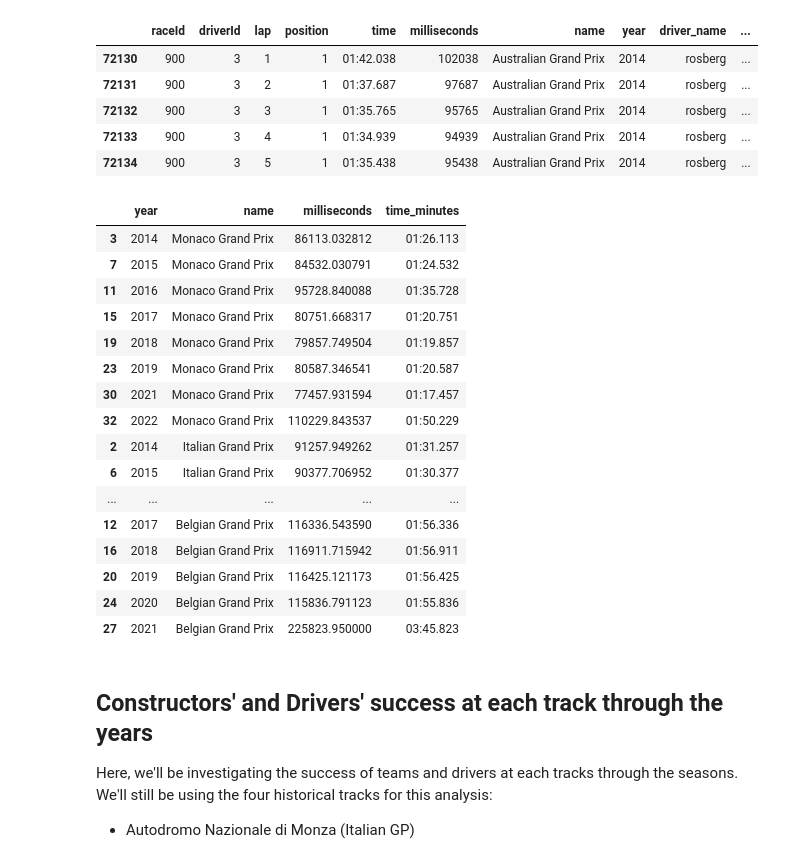
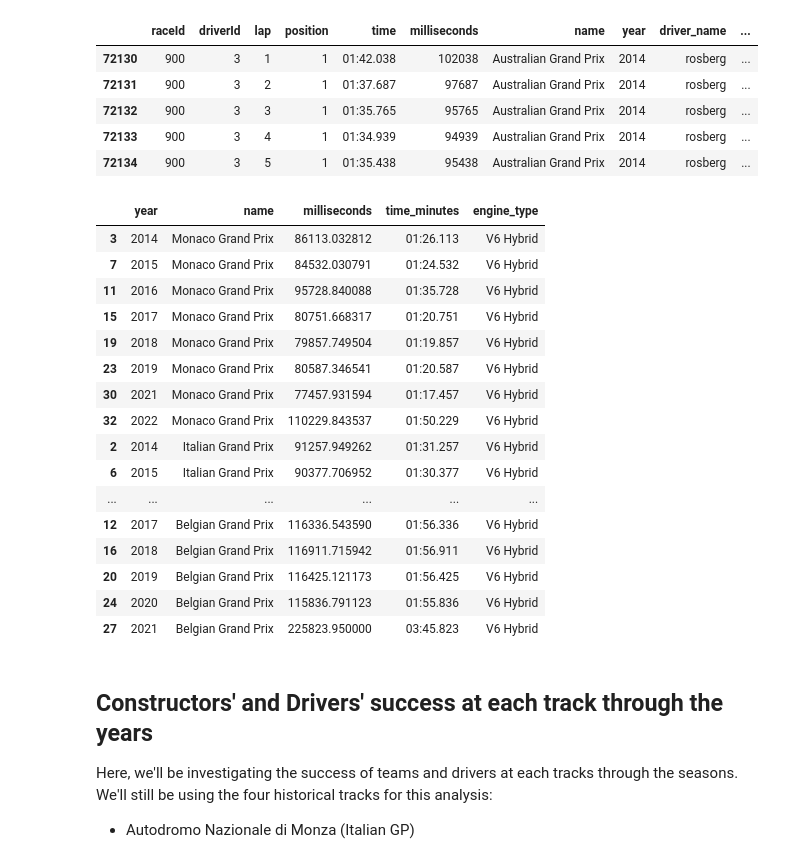
Before and after one commit to artthoufeelingitnow/F1-1950---2022-EDA, a Jupyter notebook: F1 Dataset (1950 - 2022 mid-season) EDA.ipynb, the cells around one changed output. Cells and saved outputs as stored; diff of their text form; code cells hidden in the pictures.

```diff
--- a/F1 Dataset (1950 - 2022 mid-season) EDA.ipynb
+++ b/F1 Dataset (1950 - 2022 mid-season) EDA.ipynb
@@ -2326,29 +2330,30 @@ laps_v6_hybrid_engines_historic = laps_v6_hybrid_engines.loc[(laps_v6_hybrid_eng
 # %%
 avg_times_tracks_yearly_v6 = laps_v6_hybrid_engines_historic.groupby(["year", "name"], as_index=False).agg({"milliseconds": "mean"})
 avg_times_tracks_yearly_v6["time_minutes"] = pd.to_datetime(avg_times_tracks_yearly_v6["milliseconds"], unit="ms").dt.strftime('%M:%S.%f').str[:-3]
+avg_times_tracks_yearly_v6["engine_type"] = "V6 Hybrid"
 
 avg_times_tracks_yearly_v6 = avg_times_tracks_yearly_v6.sort_values(by=["name", "year"], ascending=[False, True])
 
 avg_times_tracks_yearly_v6
 #avg_times_tracks_yearly_v6.to_csv("working_datasets\\avg_times_tracks_yearly_v6.csv")
 # %% [output]
-|  | year | name | milliseconds | time_minutes |
-| 3 | 2014 | Monaco Grand Prix | 86113.032812 | 01:26.113 |
-| 7 | 2015 | Monaco Grand Prix | 84532.030791 | 01:24.532 |
-| 11 | 2016 | Monaco Grand Prix | 95728.840088 | 01:35.728 |
-| 15 | 2017 | Monaco Grand Prix | 80751.668317 | 01:20.751 |
-| 19 | 2018 | Monaco Grand Prix | 79857.749504 | 01:19.857 |
-| 23 | 2019 | Monaco Grand Prix | 80587.346541 | 01:20.587 |
-| 30 | 2021 | Monaco Grand Prix | 77457.931594 | 01:17.457 |
-| 32 | 2022 | Monaco Grand Prix | 110229.843537 | 01:50.229 |
-| 2 | 2014 | Italian Grand Prix | 91257.949262 | 01:31.257 |
-| 6 | 2015 | Italian Grand Prix | 90377.706952 | 01:30.377 |
-| ... | ... | ... | ... | ... |
-| 12 | 2017 | Belgian Grand Prix | 116336.543590 | 01:56.336 |
-| 16 | 2018 | Belgian Grand Prix | 116911.715942 | 01:56.911 |
-| 20 | 2019 | Belgian Grand Prix | 116425.121173 | 01:56.425 |
-| 24 | 2020 | Belgian Grand Prix | 115836.791123 | 01:55.836 |
-| 27 | 2021 | Belgian Grand Prix | 225823.950000 | 03:45.823 |
+|  | year | name | milliseconds | time_minutes | engine_type |
+| 3 | 2014 | Monaco Grand Prix | 86113.032812 | 01:26.113 | V6 Hybrid |
+| 7 | 2015 | Monaco Grand Prix | 84532.030791 | 01:24.532 | V6 Hybrid |
+| 11 | 2016 | Monaco Grand Prix | 95728.840088 | 01:35.728 | V6 Hybrid |
+| 15 | 2017 | Monaco Grand Prix | 80751.668317 | 01:20.751 | V6 Hybrid |
+| 19 | 2018 | Monaco Grand Prix | 79857.749504 | 01:19.857 | V6 Hybrid |
+| 23 | 2019 | Monaco Grand Prix | 80587.346541 | 01:20.587 | V6 Hybrid |
+| 30 | 2021 | Monaco Grand Prix | 77457.931594 | 01:17.457 | V6 Hybrid |
+| 32 | 2022 | Monaco Grand Prix | 110229.843537 | 01:50.229 | V6 Hybrid |
+| 2 | 2014 | Italian Grand Prix | 91257.949262 | 01:31.257 | V6 Hybrid |
+| 6 | 2015 | Italian Grand Prix | 90377.706952 | 01:30.377 | V6 Hybrid |
+| ... | ... | ... | ... | ... | ... |
+| 12 | 2017 | Belgian Grand Prix | 116336.543590 | 01:56.336 | V6 Hybrid |
+| 16 | 2018 | Belgian Grand Prix | 116911.715942 | 01:56.911 | V6 Hybrid |
+| 20 | 2019 | Belgian Grand Prix | 116425.121173 | 01:56.425 | V6 Hybrid |
+| 24 | 2020 | Belgian Grand Prix | 115836.791123 | 01:55.836 | V6 Hybrid |
+| 27 | 2021 | Belgian Grand Prix | 225823.950000 | 03:45.823 | V6 Hybrid |
 # %% [markdown]
 ## Constructors' and Drivers' success at each track through the years
 
```
Also changed, not shown: parts of 11 cells of this notebook, 11 other files.
